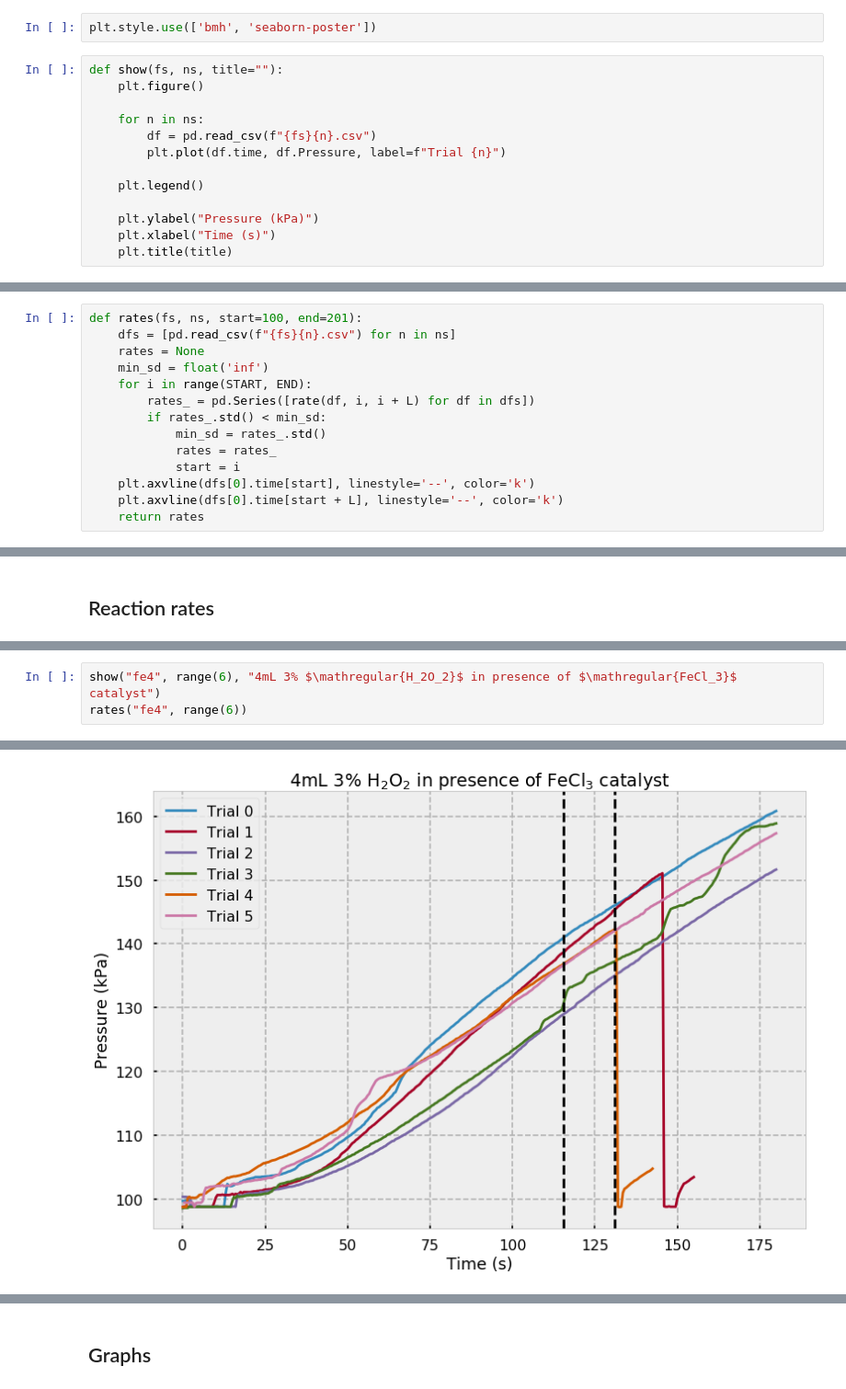
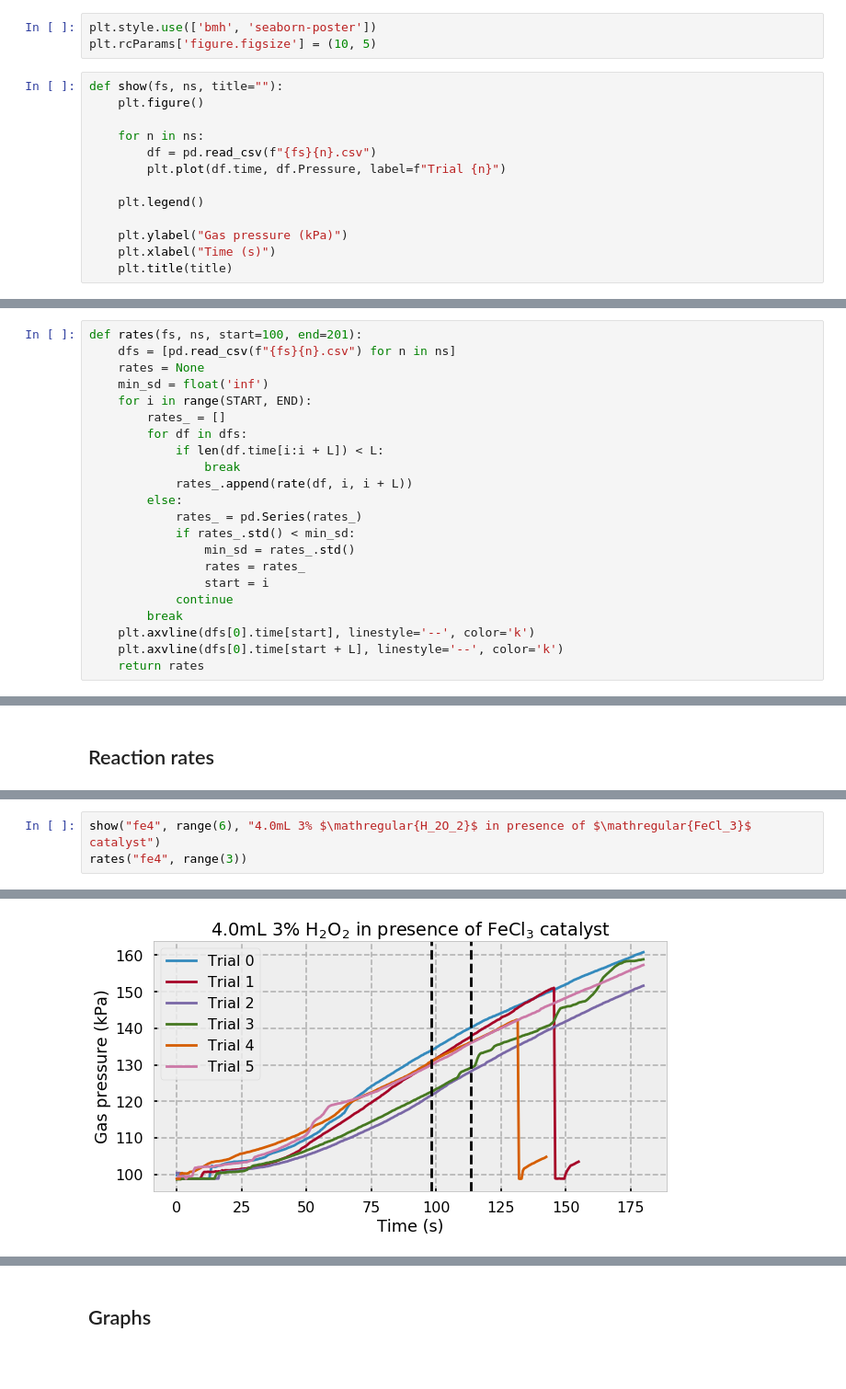
Before and after one commit to Pyxidatol-C/ChemIA, a Jupyter notebook: data/data.ipynb, the cells around one changed output, grey strips where cells are left out. Shown at 92% size. Drawn from its saved outputs; the diff is of its cells as text; blank space fills up the shorter version.

```diff
--- a/data/data.ipynb
+++ b/data/data.ipynb
@@ -10,6 +10,7 @@ from scipy.stats import linregress
 from sklearn.metrics import r2_score
 # %%
 plt.style.use(['bmh', 'seaborn-poster'])
+plt.rcParams['figure.figsize'] = (10, 5)
 # %%
 def show(fs, ns, title=""):
     plt.figure()
@@ -20,7 +21,7 @@ def show(fs, ns, title=""):
 
     plt.legend()
 
-    plt.ylabel("Pressure (kPa)")
+    plt.ylabel("Gas pressure (kPa)")
     plt.xlabel("Time (s)")
     plt.title(title)
 # %%
@@ -33,11 +34,19 @@ def rates(fs, ns, start=100, end=201):
     rates = None
     min_sd = float('inf')
     for i in range(START, END):
-        rates_ = pd.Series([rate(df, i, i + L) for df in dfs])
-        if rates_.std() < min_sd:
-            min_sd = rates_.std()
-            rates = rates_
-            start = i
+        rates_ = []
+        for df in dfs:
+            if len(df.time[i:i + L]) < L:
+                break
+            rates_.append(rate(df, i, i + L))
+        else:
+            rates_ = pd.Series(rates_)
+            if rates_.std() < min_sd:
+                min_sd = rates_.std()
+                rates = rates_
+                start = i
+            continue
+        break
     plt.axvline(dfs[0].time[start], linestyle='--', color='k')
     plt.axvline(dfs[0].time[start + L], linestyle='--', color='k')
     return rates
@@ -141,4 +158,4 @@ dtype: float64
 # %%
-show("fe4", range(6), "4mL 3% $\mathregular{H_2O_2}$ in presence of $\mathregular{FeCl_3}$ catalyst")
-rates("fe4", range(6))
+show("fe4", range(6), "4.0mL 3% $\mathregular{H_2O_2}$ in presence of $\mathregular{FeCl_3}$ catalyst")
+rates("fe4", range(3))
 # %% [output]
@@ -151,5 +165,5 @@ rates("fe4", range(6))
 dtype: float64
-[figure, old version]
+[figure, new version]
 # %%
 show("fe3%", range(4), "1.5mL 10% $\mathregular{H_2O_2}$ in presence of $\mathregular{FeCl_3}$ catalyst")
 rates("fe3%", range(4))
```
Also changed, not shown: parts of 16 cells of this notebook, 5 other files.
